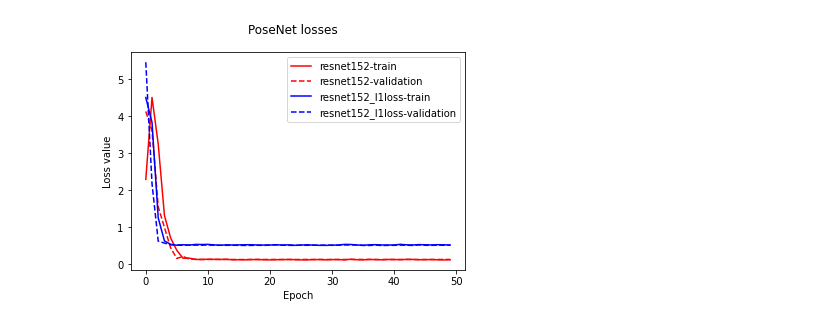
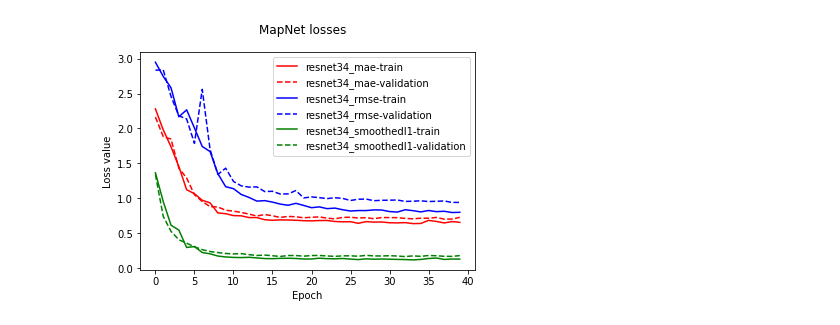
Before and after one commit to fedeizzo/camera-pose-estimation, a Jupyter notebook: notebooks/results_comparison.ipynb, the cells around one changed output. Cells and saved outputs as stored; diff of their text form; code cells hidden in the pictures.

```diff
--- a/notebooks/results_comparison.ipynb
+++ b/notebooks/results_comparison.ipynb
@@ -4,8 +4,8 @@ import numpy as np
 import matplotlib.pyplot as plt
 # %%
 df = pd.read_csv('../net_weights/metrics.csv')
-runs = ["resnet152", "resnet152_l1loss", "resnet152_mse", "resnet152_weighted_custom"]
-colors = ['red', 'blue', 'green', 'orange']
+runs = ["resnet34_fine_0_mae_loss", "resnet34_fine_3_rmse_loss", "resenet34_2"]
+colors = ['red', 'blue', 'green']
 # %%
 df.columns
 # %% [output]
@@ -23,41 +27,50 @@ Index(['Unnamed: 0', 'idx', 'step', 'value', 'epoch', 'time', 'run',
       dtype='object')
 # %%
-df = df[df.run.str.contains("resnet152")]
+#df = df[df.run.str.contains("resnet34")]
 df = df[
-    (df.run == "resnet152")
-    | (df.run == "resnet152_l1loss")
-    | (df.run == "resnet152_mse")
-    | (df.run == "resnet152_weighted_custom")
+    (df['run.environment.run_name'] == "resnet34_fine_0_mae_loss")
+    | (df['run.environment.run_name'] == "resnet34_fine_3_rmse_loss")
+    | (df['run.environment.run_name'] == "resenet34_2")
 ]
-df = df[['step', 'run', 'value', 'context.subset']]
+df = df[['step', 'run.environment.run_name', 'value', 'metric.context.subset']]
 # %%
 values = {}
 
 for run in runs:
     values[run] = {}
     for phase in ['train', 'validation']:
-        v = df[(df.run == run) & (df['context.subset'] == phase)].value.values
+        v = df[(df['run.environment.run_name'] == run) & (df['metric.context.subset'] == phase)].value.values
         if np.isnan(v).any() or len(v) == 0:
             values[run][phase] = None
         else:
-            values[run][phase] = v
+            values[run][phase] = v[:40]
+# %%
+values.keys()
+
+values['resnet34_mae'] = values['resnet34_fine_0_mae_loss']
+values['resnet34_rmse'] = values['resnet34_fine_3_rmse_loss']
+values['resnet34_smoothedl1'] = values['resenet34_2']
+
+del values['resnet34_fine_0_mae_loss']
+del values['resnet34_fine_3_rmse_loss']
+del values['resenet34_2']
 # %%
 fig, ax = plt.subplots()
 for color, (k, v) in zip(colors, values.items()):
     for phase in ['train', 'validation']:
         if v[phase] is not None:
             plt.plot(
                 np.arange(len(v[phase])),
                 v[phase],
                 c=color,
                 linestyle='dashed' if phase == 'validation' else 'solid',
                 label=f"{k}-{phase}"
             )
 ax.set_ylabel("Loss value")
 ax.set_xlabel("Epoch")
 ax.legend()
-fig.suptitle("PoseNet losses")
+fig.suptitle("MapNet losses")
 fig.savefig("../net_weights/posenet_losses.png", dpi=300)
 plt.show()
 # %% [output]
-[figure, old version]
+[figure, new version]
```
Also changed, not shown: parts of 1 cell of this notebook, 1 other file.
